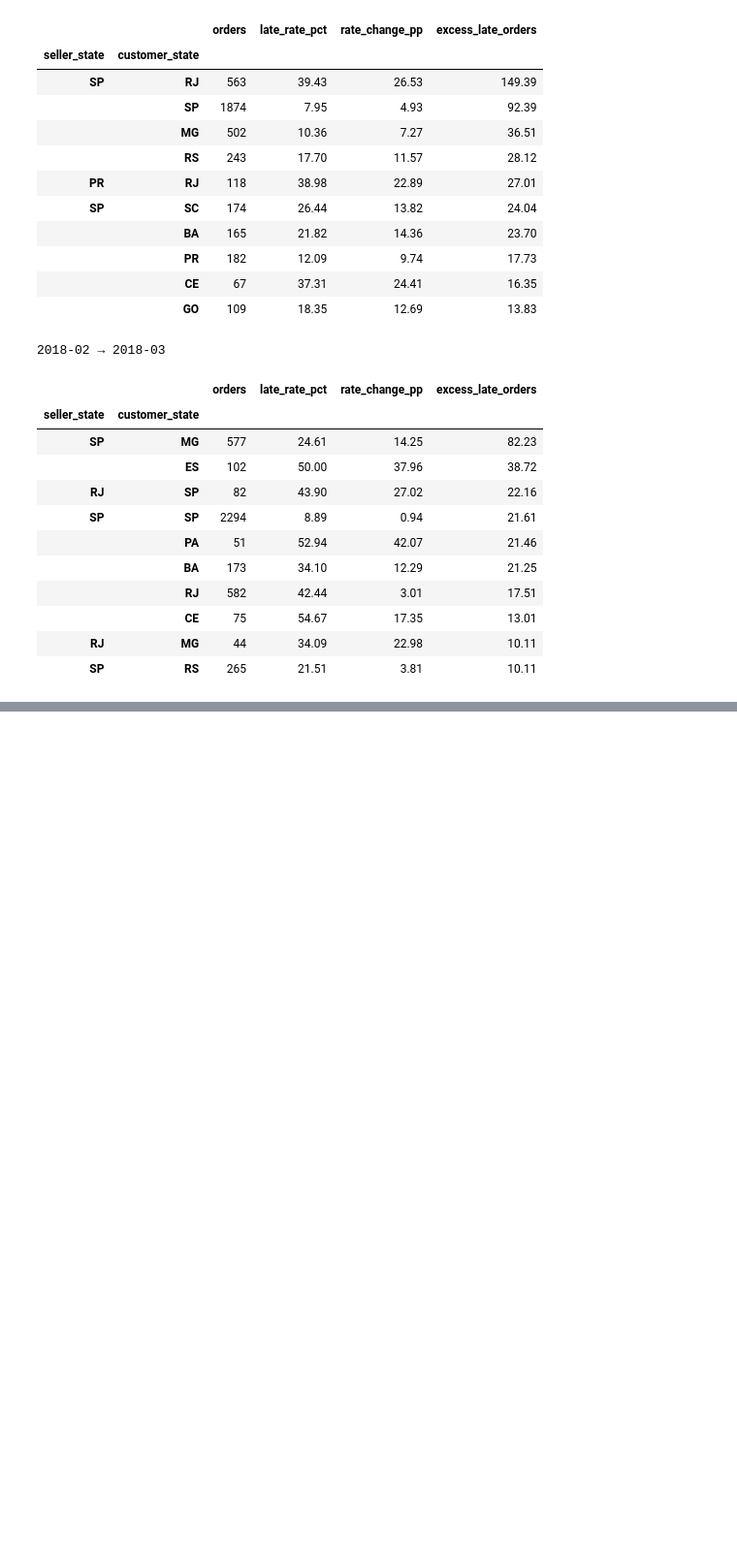
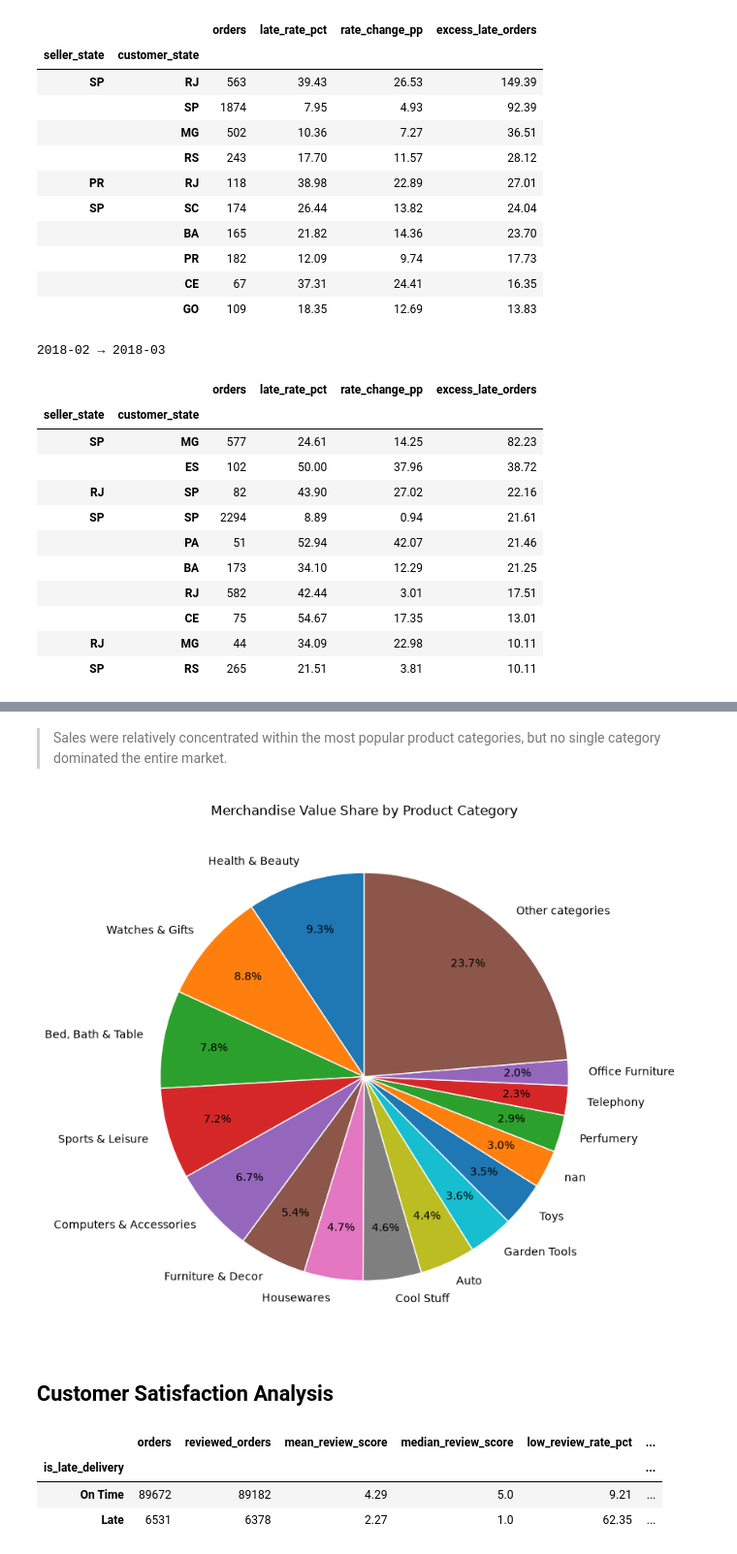
Before and after one commit to romarta/ecommerce-delivery-analytics, a Jupyter notebook: notebooks/02_exploratory_analysis.ipynb, the cells around one changed output, grey strips where cells are left out. Shown at 97% size. Cells and saved outputs as stored; diff of their text form; code cells hidden in the pictures; blank space fills up the shorter version.

Commit message:
Add detailed EDA summary and documentation links

```diff
--- a/notebooks/02_exploratory_analysis.ipynb
+++ b/notebooks/02_exploratory_analysis.ipynb
@@ -1669,0 +1820,2 @@ for previous, current in month_pairs:
+# %% [markdown]
+> Sales were relatively concentrated within the most popular product categories, but no single category dominated the entire market.
@@ -1669,0 +1848,61 @@ for previous, current in month_pairs:
+# %%
+# Prepare top 15 categories and group the remaining categories
+top15 = category_sales.head(15)
+
+values = list(top15["merchandise_value"]) + [
+    category_sales.iloc[15:]["merchandise_value"].sum()
+]
+
+labels = list(top15["category_en"]) + ["Other categories"]
+
+# Plot merchandise value distribution
+fig, ax = plt.subplots(figsize=(9, 7))
+
+ax.pie(
+    values,
+    labels=labels,
+    autopct="%1.1f%%",
+    startangle=90,
+    pctdistance=0.75,
+    wedgeprops={"edgecolor": "white"}
+)
+
+ax.set_title("Merchandise Value Share by Product Category")
+
+plt.tight_layout()
+plt.show()
+# %% [output]
+[figure, added]
+# %% [markdown]
+## Customer Satisfaction Analysis
+# %%
+# Compare customer ratings by delivery status
+review_summary = (
+    spike_data.groupby("is_late_delivery")
+    .agg(
+        orders=("order_id", "size"),
+        reviewed_orders=("avg_review_score", "count"),
+        mean_review_score=("avg_review_score", "mean"),
+        median_review_score=("avg_review_score", "median"),
+        low_review_rate_pct=(
+            "avg_review_score",
+            lambda x: (x.dropna() <= 2).mean() * 100
+        )
+    )
+)
+
+# Calculate review coverage
+review_summary["review_coverage_pct"] = (review_summary["reviewed_orders"] / review_summary["orders"] * 100)
+
+# Rename delivery status for readability
+review_summary.index = review_summary.index.map({
+    False: "On Time",
+    True: "Late"
+})
+
+display(review_summary.round(2))
+# %% [output]
+|  | orders | reviewed_orders | mean_review_score | median_review_score | low_review_rate_pct | ... |
+| is_late_delivery |  |  |  |  |  | ... |
+| On Time | 89672 | 89182 | 4.29 | 5.0 | 9.21 | ... |
+| Late | 6531 | 6378 | 2.27 | 1.0 | 62.35 | ... |
```
Also changed, not shown: parts of 20 cells of this notebook, 2 other files.
